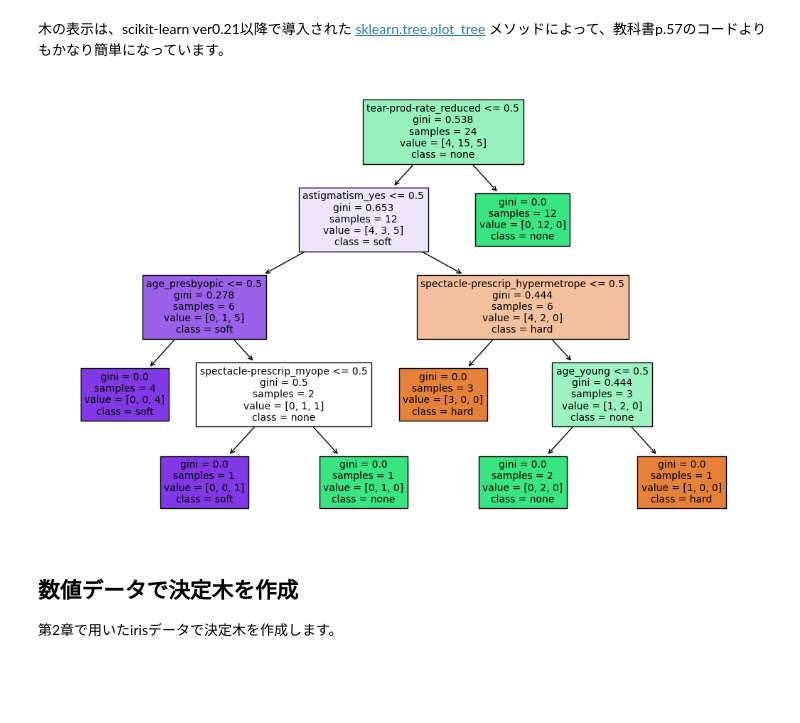
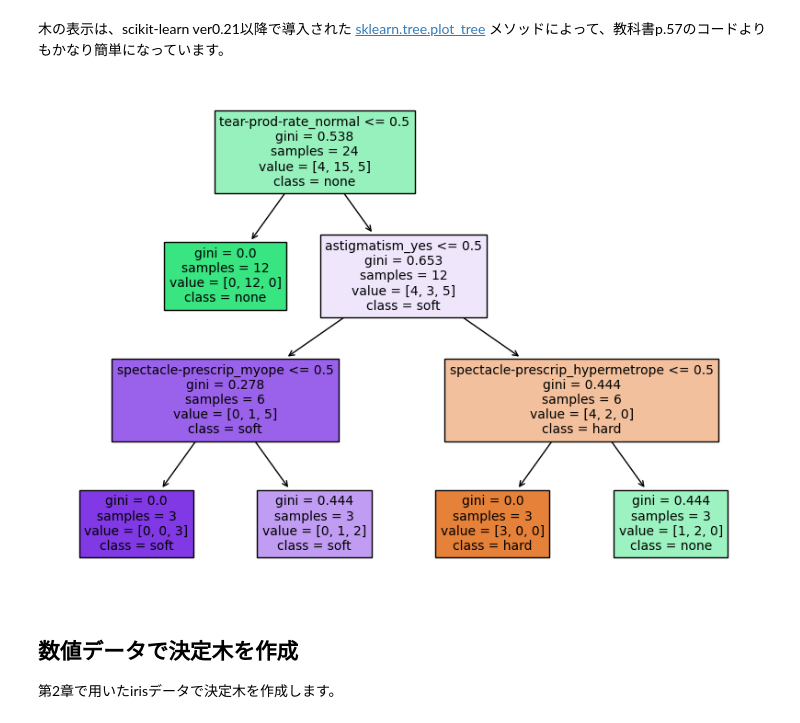
Before and after one commit to MasahiroAraki/MachineLearning, a Jupyter notebook: Python/chap03.ipynb, the cells around one changed output. Cells and saved outputs as stored; diff of their text form; code cells hidden in the pictures; blank space fills up the shorter version.

```diff
--- a/Python/chap03.ipynb
+++ b/Python/chap03.ipynb
@@ -21,0 +19,3 @@ contact-lenses.arff 100%[===================>]   2.82K  --.-KB/s    in 0s
+# %%
+df = fetch_openml(name='contact-lenses', parser="auto")
+df.data
@@ -22 +40,4 @@ contact-lenses.arff 100%[===================>]   2.82K  --.-KB/s    in 0s
+# %%
+X = df.data.drop('contact-lenses', axis=1)
+y = df.data.loc[:, 'contact-lenses']
 # %% [markdown]
@@ -64,7 +51,3 @@ data
-# %%
-# パターン行列と正解ベクトルに分割
-X = data[meta.names()[0:4]]
-y = data[meta.names()[-1]]
 # %% [markdown]
 カテゴリカルデータを数値データに変換
 
@@ -124,15 +107,15 @@ array([1, 2, 1, 0, 1, 2, 1, 0, 1, 2, 1, 0, 1, 2, 1, 1, 1, 1, 1, 0, 1, 2,
 # %% [markdown]
 木の表示は、scikit-learn ver0.21以降で導入された [sklearn.tree.plot_tree](https://scikit-learn.org/stable/modules/generated/sklearn.tree.plot_tree.html) メソッドによって、教科書p.57のコードよりもかなり簡単になっています。
 # %%
-clf = DecisionTreeClassifier()
+clf = DecisionTreeClassifier(min_samples_leaf=3, random_state=9)
 clf.fit(X2, y2)
-plt.figure(figsize=(13,8)) #表示領域を(横, 縦)で指定
+plt.figure(figsize=(10,7)) #表示領域を(横, 縦)で指定
 plot_tree(clf, filled=True, fontsize=10,
           feature_names=enc_X.get_feature_names_out(),
           class_names=enc_y.classes_)
 plt.show()
 # %% [output]
-[figure, old version]
+[figure, new version]
 # %% [markdown]
 ## 数値データで決定木を作成
 
```
Also changed, not shown: parts of 12 cells of this notebook.
